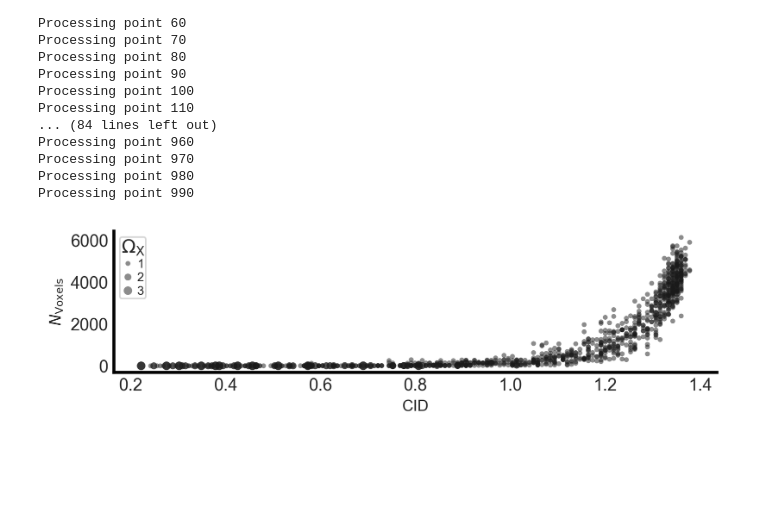
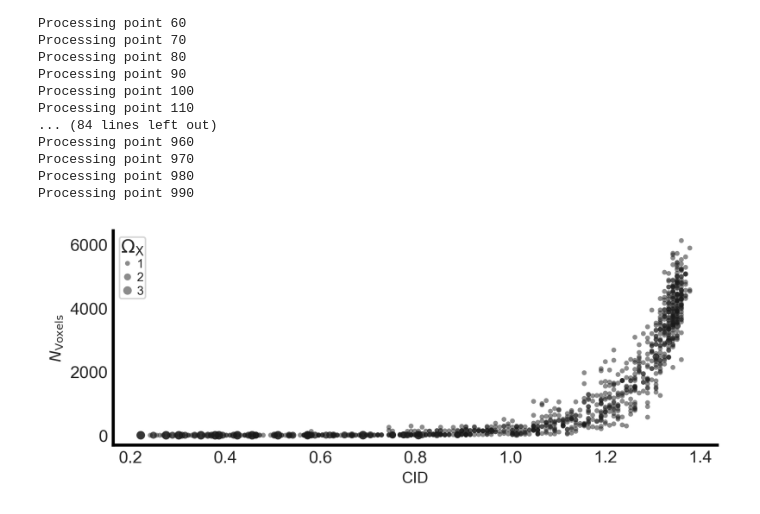
Before and after one commit to jaime-berkovich/Conway_Trees, a Jupyter notebook: Python Scripts and Data/Voxel_Number_Phase_Transition.ipynb, the cells around one changed output. Saved outputs shown, nothing was run; the diff lists cells and outputs as text; code cells hidden in the pictures; blank space fills up the shorter version.

```diff
--- a/Python Scripts and Data/Voxel_Number_Phase_Transition.ipynb
+++ b/Python Scripts and Data/Voxel_Number_Phase_Transition.ipynb
@@ -128,7 +128,7 @@ def plot_results(df, point_sizes):
     # Set seaborn style
     sns.set(style="white")
 
-    plt.figure(figsize=(7.01, 1.65), dpi=300)
+    plt.figure(figsize=(7.01, 2.5), dpi=300)
     plt.tick_params(direction='in', left=True, bottom=True)
 
     # Scatter plot with bubble sizes indicating degeneracy
@@ -150,31 +150,31 @@ def plot_results(df, point_sizes):
 
     plt.xlabel('CID', fontsize=10)
     plt.ylabel('$N_{\\mathrm{Voxels}}$', fontsize=10)
 
     # Create a legend for bubble sizes
     unique_sizes = np.unique([point_sizes[(row['CID'], row['VoxelCount'])] for idx, row in df.iterrows()])
     handles = [plt.scatter([], [], s=size * bubble_scale, color='k', alpha=0.5, edgecolor='none') for size in unique_sizes]
     size_labels = [f'{size}' for size in unique_sizes]
 
     # Add legend with tighter spacing
     plt.legend(
         handles,
         size_labels,
         ncols=1,
         loc="upper left",
         title=r"$\Omega_{\mathrm{X}}$",
         fontsize=8,
         labelspacing=0.1,  # Reduce spacing between legend labels
         handleheight=1,  # Reduce the height of the handles
         handlelength=1.0,  # Reduce the length of the legend handles
         handletextpad=.25, # Reduce the space between the handle and the text
         borderpad=0.1      # Reduce the padding inside the legend box
     )
 
     plt.show()
 
 
 # Plot the results
 plot_results(df, point_sizes)
 # %% [output]
-[figure, old version]
+[figure, new version]
```
Also changed, not shown: parts of 2 cells of this notebook, 1 other file.
